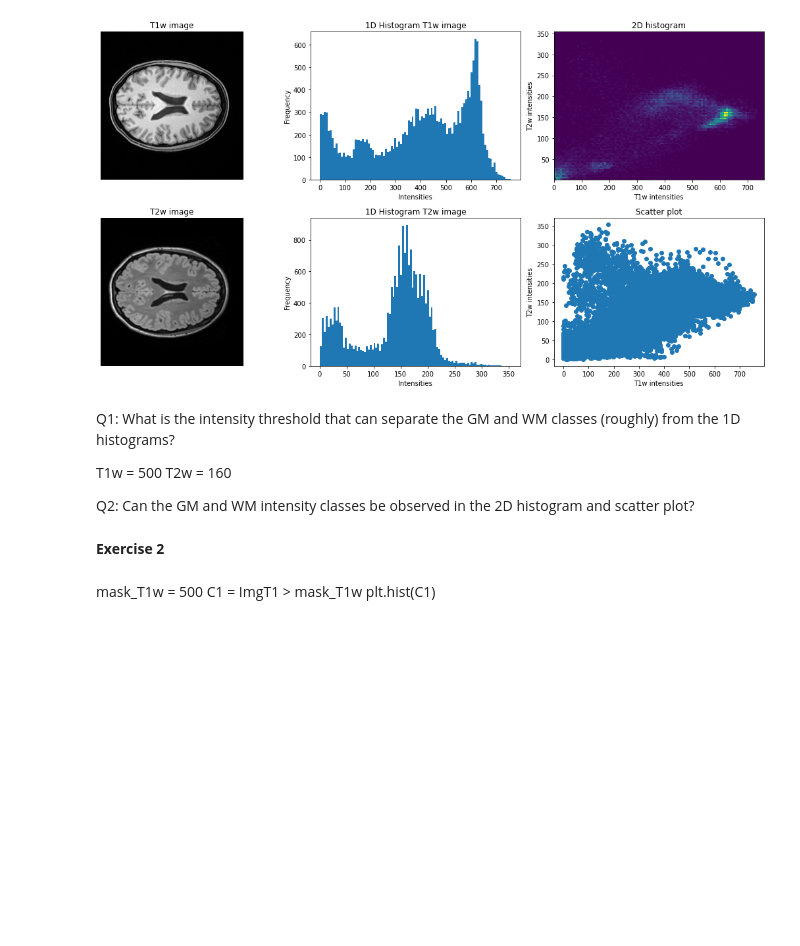
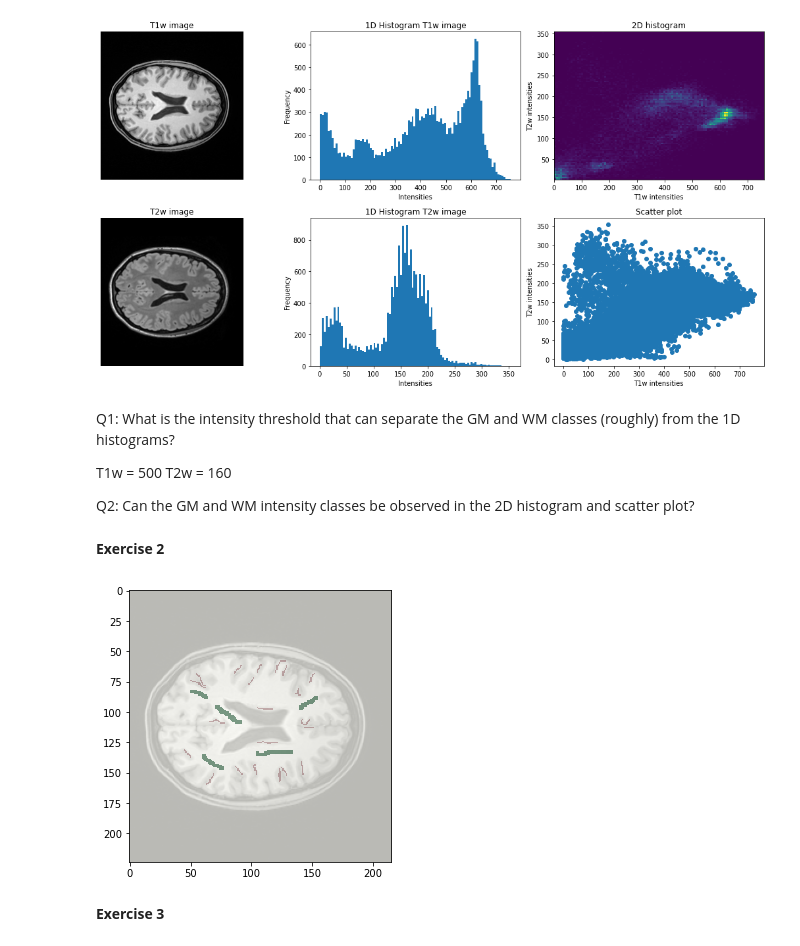
Before and after one commit to joseture/ImageAnalysis, a Jupyter notebook: W11.Exercise6b/Exercise6b.ipynb, the cells around one changed output. Cells and saved outputs as stored; diff of their text form; code cells hidden in the pictures; blank space fills up the shorter version.

```diff
--- a/W11.Exercise6b/Exercise6b.ipynb
+++ b/W11.Exercise6b/Exercise6b.ipynb
@@ -65,7 +65,13 @@ T2w = 160
 Q2: Can the GM and WM intensity classes be observed in the 2D histogram and scatter plot?
 # %% [markdown]
 **Exercise 2**
-# %% [markdown]
-mask_T1w = 500
-C1 = ImgT1 > mask_T1w
-plt.hist(C1)
+# %%
+fig, axs = plt.subplots(nrows = 1, ncols = 1, figsize = (5, 5))
+axs.imshow(ImgT1, cmap = 'gray')
+axs.imshow(ROI_GM, cmap = 'Reds', alpha = 0.5, interpolation = 'none')
+axs.imshow(ROI_WM, cmap = 'Greens', alpha = 0.5, interpolation = 'none')
+plt.show()
+# %% [output]
+[figure, added]
+# %% [markdown]
+**Exercise 3**
```
Also changed, not shown: parts of 16 cells of this notebook, 9 other files.
